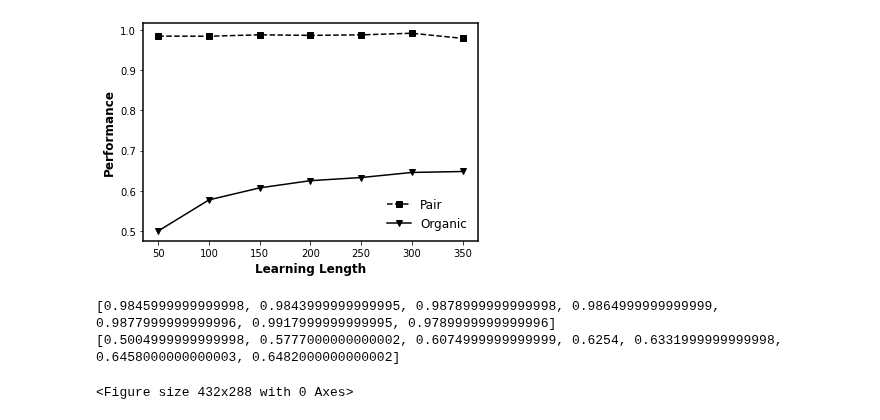
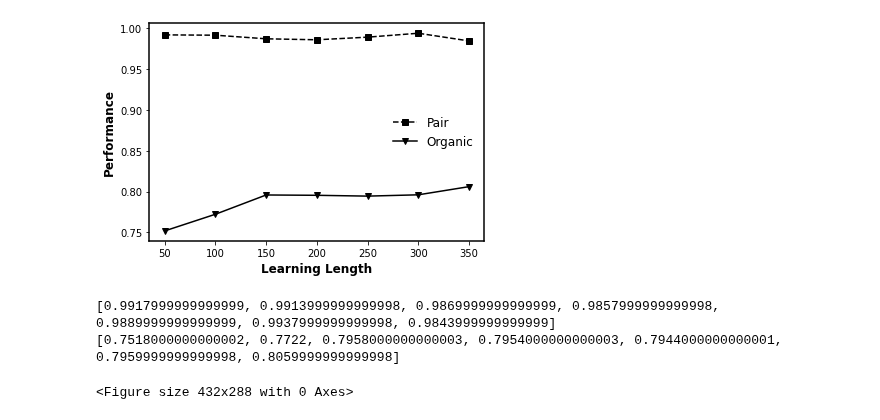
Before and after one commit to GrandJune/HAI, a Jupyter notebook: Parrots/Results.ipynb, the cells around one changed output. Saved outputs shown, nothing was run; the diff lists cells and outputs as text; code cells hidden in the pictures.

```diff
--- a/Parrots/Results.ipynb
+++ b/Parrots/Results.ipynb
@@ -2,7 +2,7 @@
 import matplotlib.pyplot as plt
 import pickle
 legend_properties = {'weight':'bold'}
-data_folder = r"E:\data\hai-0520\three_2\Parrots"
+data_folder = r"E:\data\hai-0520\Parrots_2"
 
 organic_performance_file = data_folder + r"\organic_performance_across_episodes"
 organic_knowledge_file = data_folder + r"\organic_knowledge_across_episodes"
@@ -28,34 +28,34 @@ with open(pair_performance_file, 'rb') as infile:
 with open(pair_knowledge_file, 'rb') as infile:
     pair_knowledge_across_episodes = pickle.load(infile)
 with open(pair_steps_file, 'rb') as infile:
     pair_steps_across_episodes = pickle.load(infile)
 with open(pair_knowledge_quality_file, 'rb') as infile:
     pair_knowledge_quality_across_episodes = pickle.load(infile)
 
 # Performance
 x =  [50, 100, 150, 200, 250, 300, 350]
 # x = [50, 100, 150]
 fig, ax = plt.subplots()
 ax.spines["left"].set_linewidth(1.5)
 ax.spines["right"].set_linewidth(1.5)
 ax.spines["top"].set_linewidth(1.5)
 ax.spines["bottom"].set_linewidth(1.5)
 plt.plot(x, pair_performance_across_episodes, "k--s", label="Pair")
 plt.plot(x, organic_performance_across_episodes, "k-v", label="Organic")
 plt.xlabel('Learning Length', fontweight='bold', fontsize=12)
 plt.ylabel('Performance', fontweight='bold', fontsize=12)
 # plt.xticks(x)
 # ax.set_ylim(0.50, 0.95)
 plt.legend(frameon=False, ncol=1, fontsize=12)
 plt.savefig(data_folder + r"\Pair_Organic_performance.png", transparent=True, dpi=300)
 plt.show()
 plt.clf()
 print(pair_performance_across_episodes)
 print(organic_performance_across_episodes)
 # should be start with 0.73 (organic) and 0.82 (pair)
 # at the third sample, should be as close as to 1% difference
 # %% [output]
-[figure, old version]
+[figure, new version]
-[0.9845999999999998, 0.9843999999999995, 0.9878999999999998, 0.9864999999999999, 0.9877999999999996, 0.9917999999999995, 0.9789999999999996]
-[0.5004999999999998, 0.5777000000000002, 0.6074999999999999, 0.6254, 0.6331999999999998, 0.6458000000000003, 0.6482000000000002]
+[0.9917999999999999, 0.9913999999999998, 0.9869999999999999, 0.9857999999999998, 0.9889999999999999, 0.9937999999999998, 0.9843999999999999]
+[0.7518000000000002, 0.7722, 0.7958000000000003, 0.7954000000000003, 0.7944000000000001, 0.7959999999999998, 0.8059999999999998]
 <Figure size 432x288 with 0 Axes>
```
Also changed, not shown: parts of 4 cells of this notebook, 2 other files.
